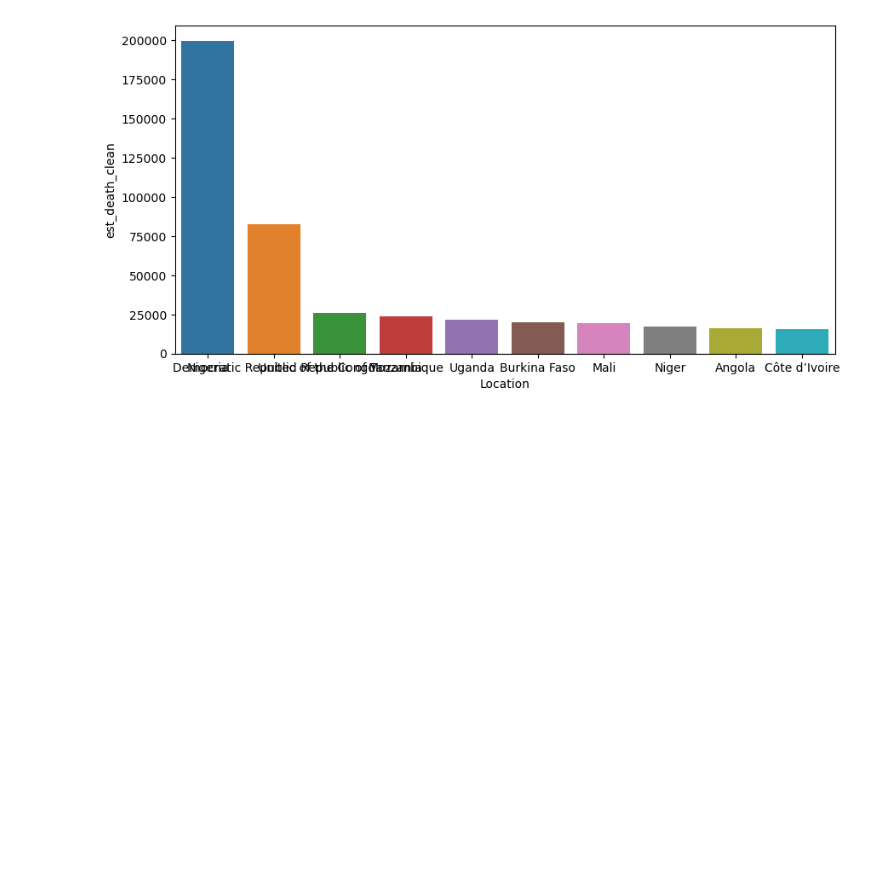
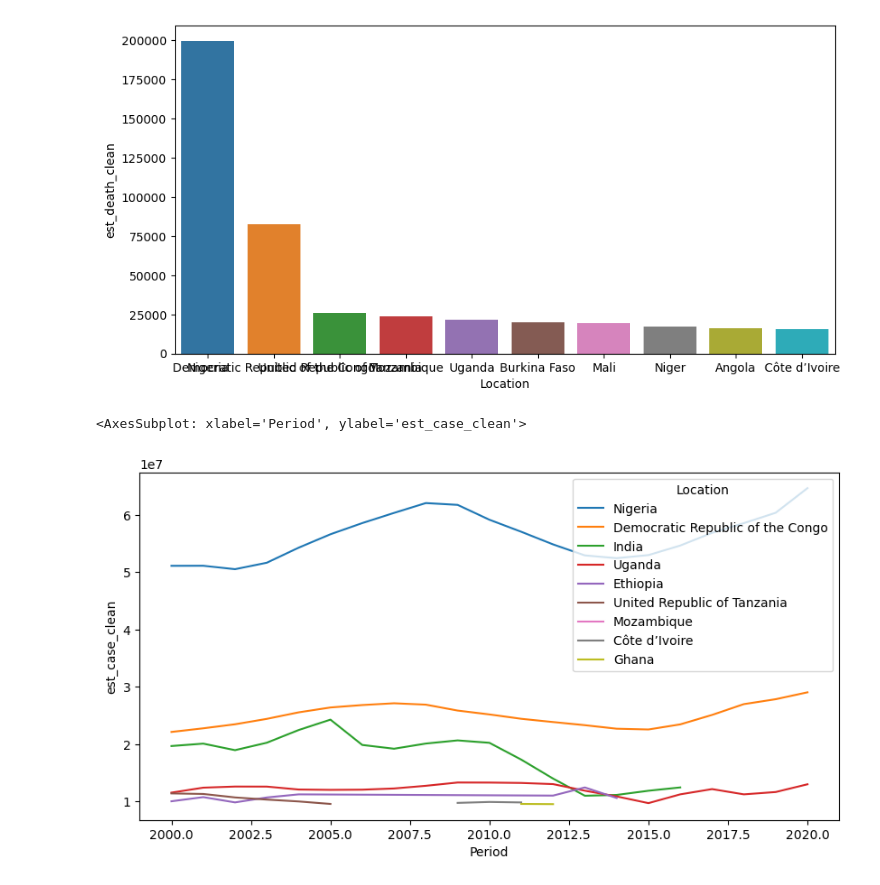
Before and after one commit to fetterollie/Malaria-Data-Exploration, a Jupyter notebook: index.ipynb, the cells around one changed output. Cells and saved outputs as stored; diff of their text form; code cells hidden in the pictures; blank space fills up the shorter version.

```diff
--- a/index.ipynb
+++ b/index.ipynb
@@ -592,3 +594,10 @@ sns.barplot(x=sorted_est_death_df.loc[sorted_est_death_df['Period'] == 2020].Loc
 # %% [output]
 <AxesSubplot: xlabel='Location', ylabel='est_death_clean'>
 [figure]
+# %%
+# will need to find a better way to choose which countries to include
+fig, ax = plt.subplots(figsize=(10, 5))
+sns.lineplot(data=sorted_est_case_df.head(100), x='Period', y='est_case_clean', hue='Location')
+# %% [output]
+<AxesSubplot: xlabel='Period', ylabel='est_case_clean'>
+[figure, added]
```
Also changed, not shown: parts of 13 cells of this notebook.
